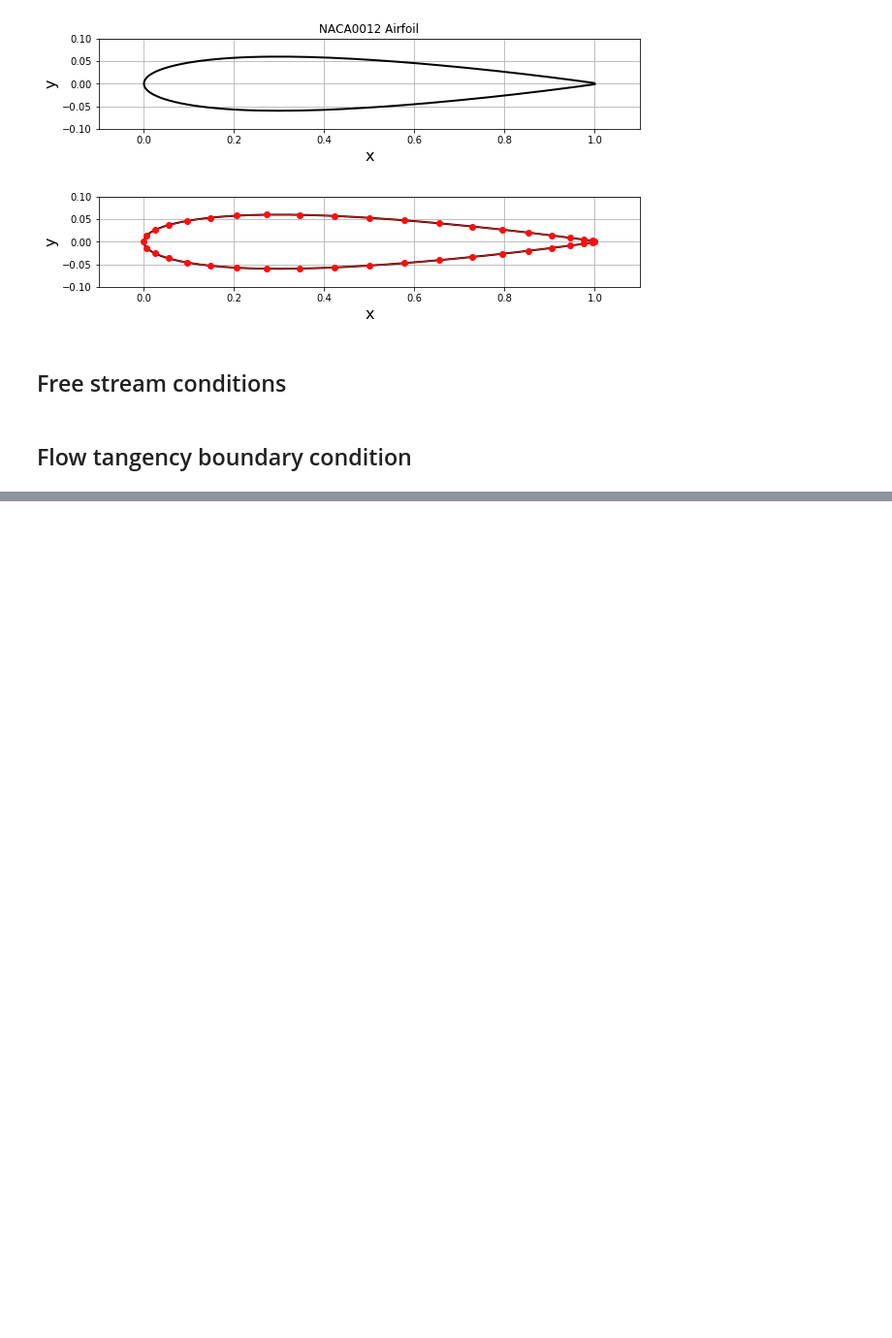
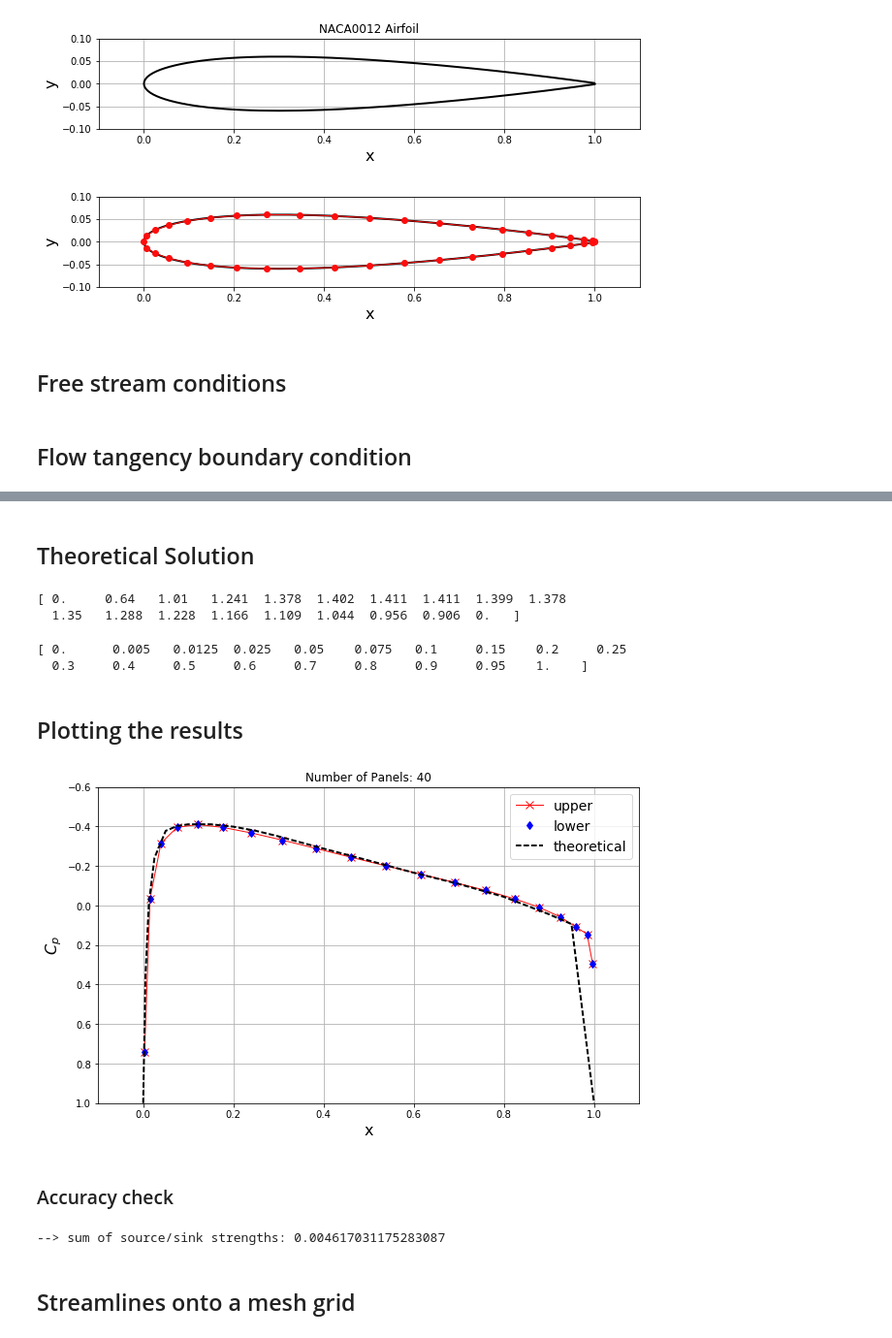
Before and after one commit to bobforcha/mae6226_workspace, a Jupyter notebook: lesson_10.ipynb, the cells around one changed output, grey strips where cells are left out. Shown at 97% size. Drawn from its saved outputs; the diff is of its cells as text; code cells hidden in the pictures; blank space fills up the shorter version.

```diff
--- a/lesson_10.ipynb
+++ b/lesson_10.ipynb
@@ -102,0 +190,9 @@ fs = Freestream(u_inf, alpha)
+# %%
+A = build_matrix(panels)
+b = build_rhs(panels, fs)
+
+# solve linear system
+sigma = np.linalg.solve(A, b)
+
+for i, panel in enumerate(panels):
+    panel.sigma = sigma[i]
@@ -102,0 +250,46 @@ fs = Freestream(u_inf, alpha)
+# %% [markdown]
+## Theoretical Solution
+# %%
+voverVsquared = np.array([0, 0.64, 1.01, 1.241, 1.378, 1.402, 1.411, 1.411, 1.399, 1.378, 1.35, 1.288, 1.228, 1.166, 1.109, 1.044, 0.956, 0.906, 0])
+# %%
+print(voverVsquared)
+# %% [output]
+[ 0.     0.64   1.01   1.241  1.378  1.402  1.411  1.411  1.399  1.378
+  1.35   1.288  1.228  1.166  1.109  1.044  0.956  0.906  0.   ]
+# %%
+xtheory = np.array([0, 0.5, 1.25, 2.5, 5.0, 7.5, 10, 15, 20, 25, 30, 40, 50, 60, 70, 80, 90, 95, 100])
+xtheory /= 100
+print(xtheory)
+# %% [output]
+[ 0.      0.005   0.0125  0.025   0.05    0.075   0.1     0.15    0.2     0.25
+  0.3     0.4     0.5     0.6     0.7     0.8     0.9     0.95    1.    ]
+# %% [markdown]
+## Plotting the results
+# %%
+# plot the surface pressure coefficient
+plt.figure(figsize=(10, 6))
+plt.grid(True)
+plt.xlabel('x', fontsize=16)
+plt.ylabel('$C_p$', fontsize=16)
+plt.plot([panel.xc for panel in panels if panel.loc == 'upper'],
+         [panel.cp for panel in panels if panel.loc == 'upper'],
+         label='upper', color='#FF0D0D', linewidth=1, marker='x', markersize=8)
+plt.plot([panel.xc for panel in panels if panel.loc == 'lower'],
+         [panel.cp for panel in panels if panel.loc == 'lower'],
+         label='lower', color='b', linewidth=0, marker='d', markersize=6)
+plt.plot(xtheory, 1-voverVsquared, label='theoretical', color='k', linestyle='--', linewidth=2)
+plt.legend(loc='best', prop={'size':14})
+plt.xlim(-0.1, 1.1)
+plt.ylim(1.0, -0.6)
+plt.title('Number of Panels: %d' % N);
+# %% [output]
+[figure, added]
+# %% [markdown]
+### Accuracy check
+# %%
+accuracy = sum([panel.sigma*panel.length for panel in panels])
+print('--> sum of source/sink strengths: {}'.format(accuracy))
+# %% [output]
+--> sum of source/sink strengths: 0.004617031175283087
+# %% [markdown]
+## Streamlines onto a mesh grid
```
Also changed, not shown: parts of 13 cells of this notebook, 1 other file.
